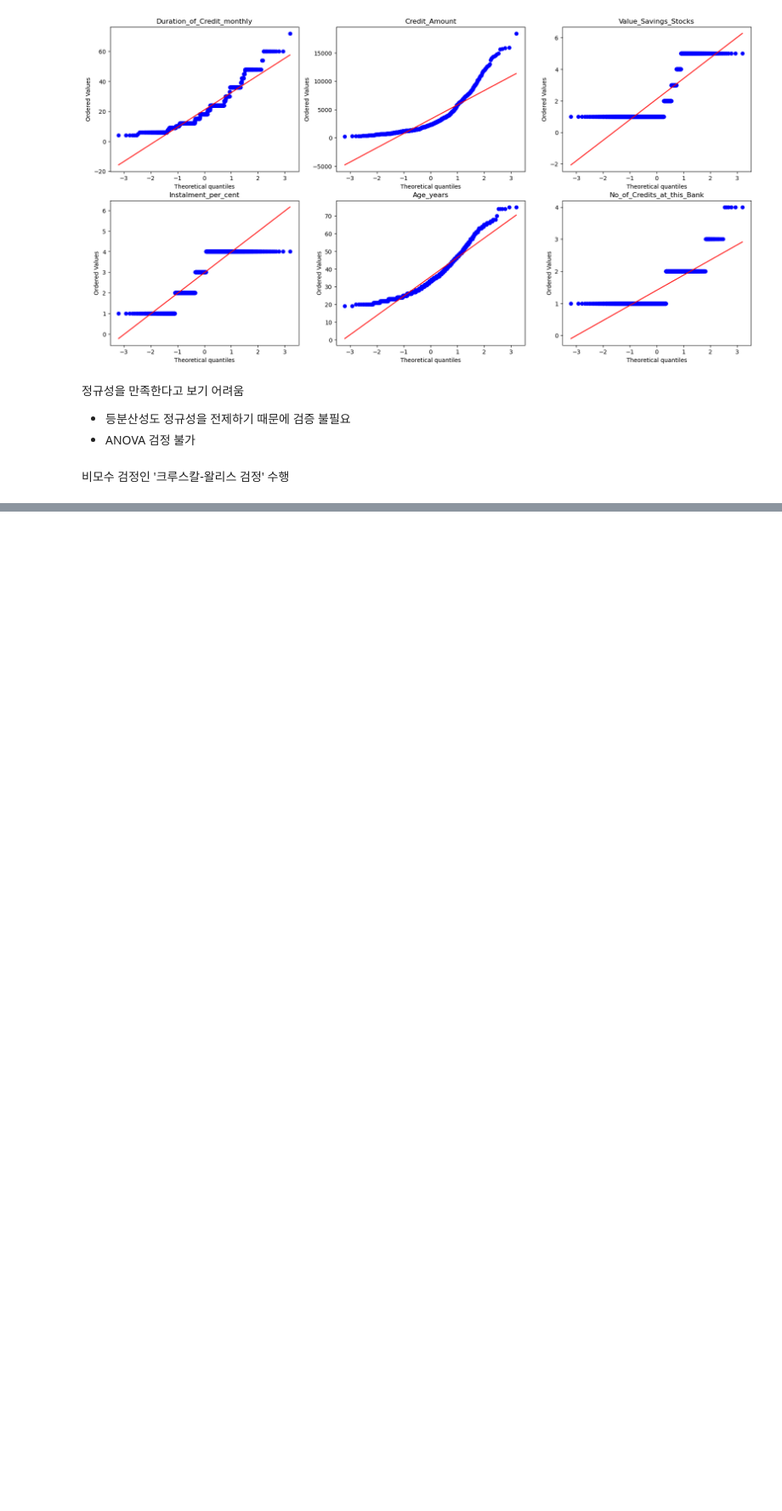
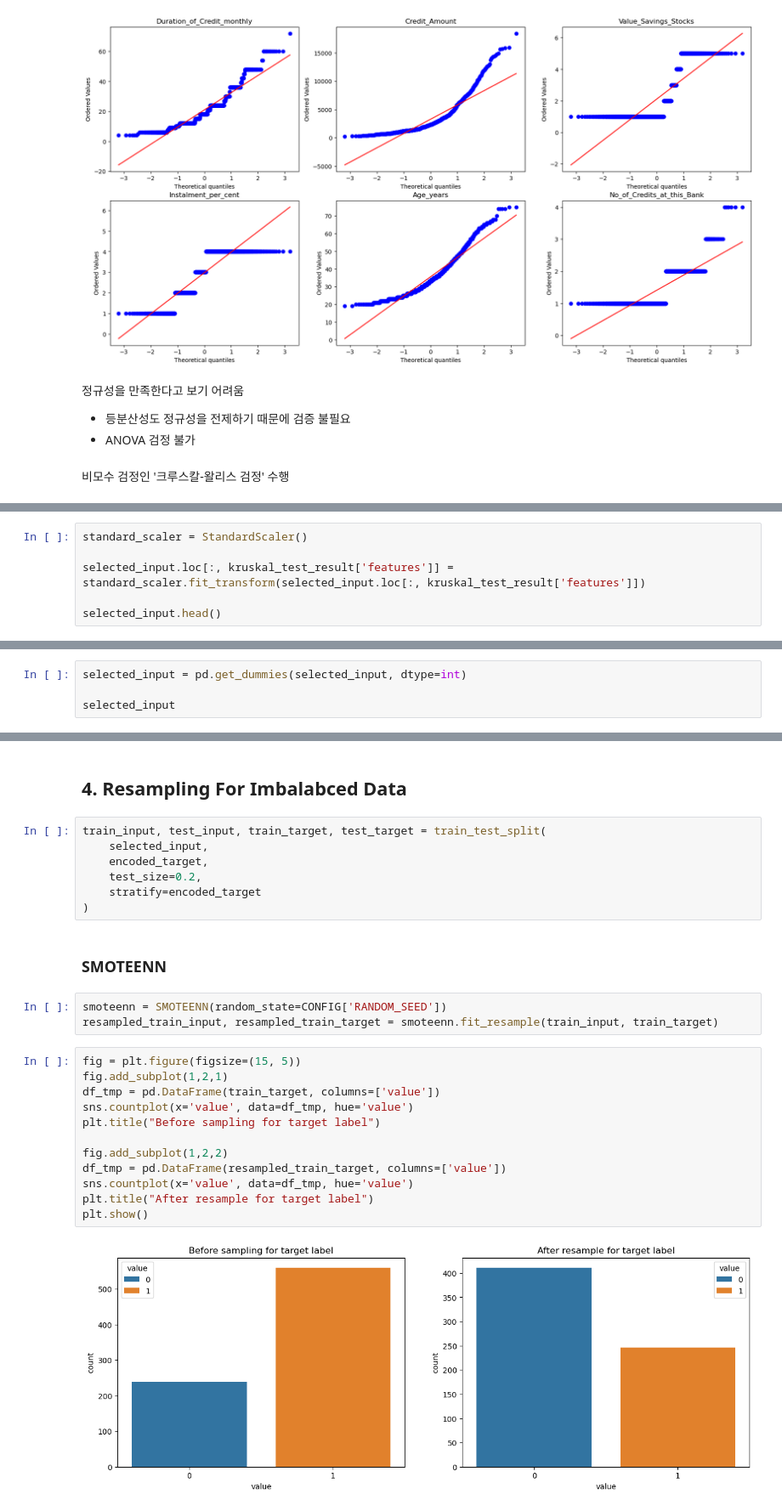
Before and after one commit to MartinusChoi/MLOps-PlayGround, a Jupyter notebook: 01-ML-Training/02-feature-engineering.ipynb, the cells around one changed output, grey strips where cells are left out. Shown at 85% size. Drawn from its saved outputs; the diff is of its cells as text; blank space fills up the shorter version.

Commit message:
Feat: feature encoding + selection + transform + resampling + reduction 실습

```diff
--- a/01-ML-Training/02-feature-engineering.ipynb
+++ b/01-ML-Training/02-feature-engineering.ipynb
@@ -451,0 +624,6 @@ def
+# %%
+standard_scaler = StandardScaler()
+
+selected_input.loc[:, kruskal_test_result['features']] = standard_scaler.fit_transform(selected_input.loc[:, kruskal_test_result['features']])
+
+selected_input.head()
@@ -451,0 +656,4 @@ def
+# %%
+selected_input = pd.get_dummies(selected_input, dtype=int)
+
+selected_input
@@ -451,0 +694,28 @@ def
+# %% [markdown]
+## 4. Resampling For Imbalabced Data
+# %%
+train_input, test_input, train_target, test_target = train_test_split(
+    selected_input,
+    encoded_target,
+    test_size=0.2,
+    stratify=encoded_target
+)
+# %% [markdown]
+### SMOTEENN
+# %%
+smoteenn = SMOTEENN(random_state=CONFIG['RANDOM_SEED'])
+resampled_train_input, resampled_train_target = smoteenn.fit_resample(train_input, train_target)
+# %%
+fig = plt.figure(figsize=(15, 5))
+fig.add_subplot(1,2,1)
+df_tmp = pd.DataFrame(train_target, columns=['value'])
+sns.countplot(x='value', data=df_tmp, hue='value')
+plt.title("Before sampling for target label")
+
+fig.add_subplot(1,2,2)
+df_tmp = pd.DataFrame(resampled_train_target, columns=['value'])
+sns.countplot(x='value', data=df_tmp, hue='value')
+plt.title("After resample for target label")
+plt.show()
+# %% [output]
+[figure, added]
```
Also changed, not shown: parts of 30 cells of this notebook.
